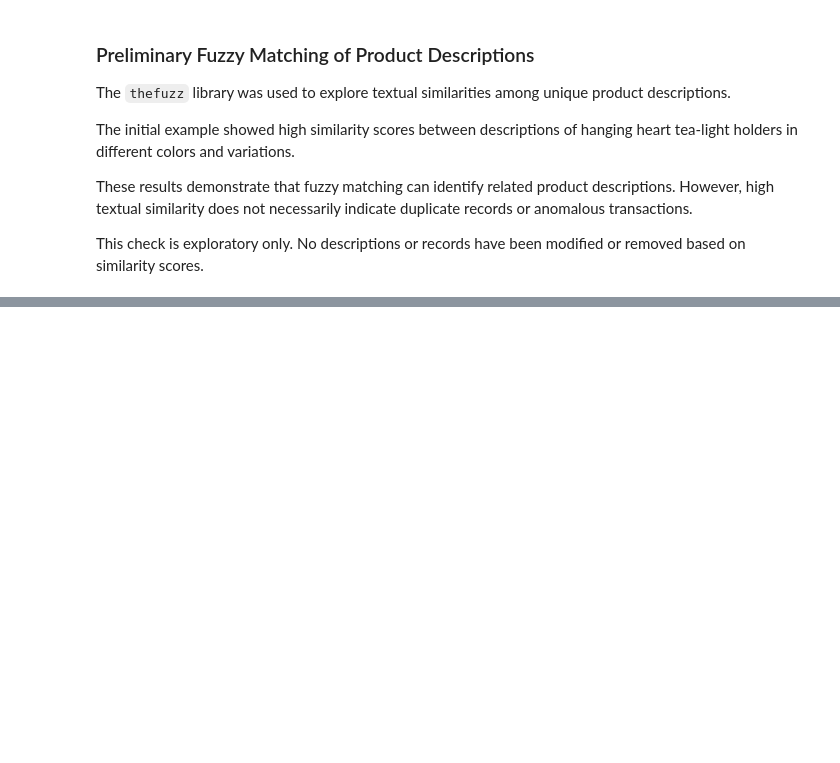
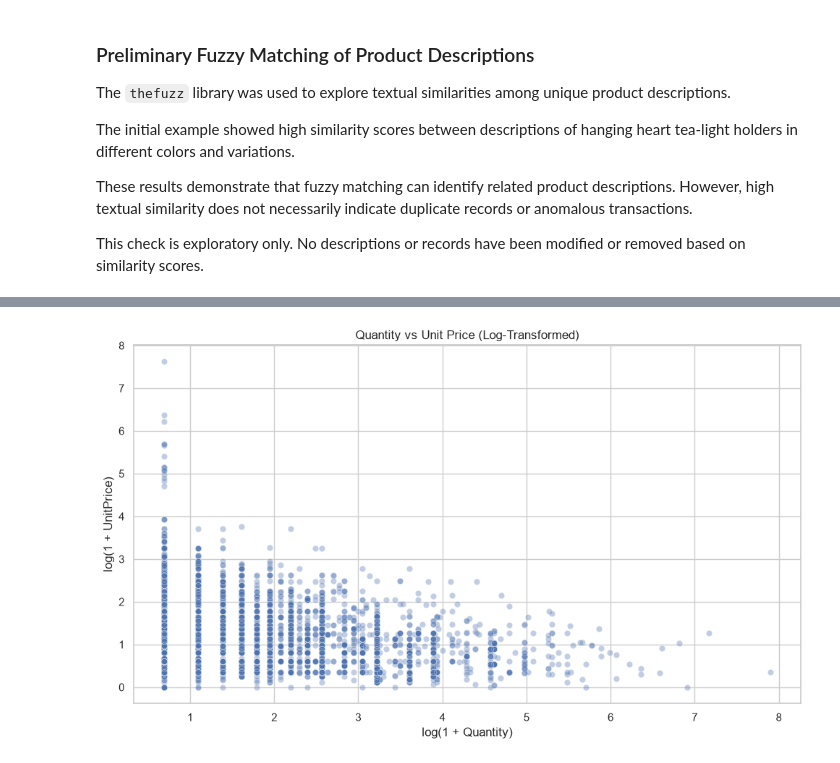
Before and after one commit to Mohamadzf23/unsupervised-anomaly-detection-study, a Jupyter notebook: notebooks/anomaly_detection_study.ipynb, the cells around one changed output, grey strips where cells are left out. Saved outputs shown, nothing was run; the diff lists cells and outputs as text; code cells hidden in the pictures; blank space fills up the shorter version.

```diff
--- a/notebooks/anomaly_detection_study.ipynb
+++ b/notebooks/anomaly_detection_study.ipynb
@@ -539,0 +682,19 @@ This check is exploratory only. No descriptions or records have been modified or
+# %%
+plot_data = df_analysis.sample(10000, random_state=42).copy()
+
+plt.figure(figsize=(10, 6))
+
+sns.scatterplot(
+    data=plot_data,
+    x=np.log1p(plot_data["Quantity"]),
+    y=np.log1p(plot_data["UnitPrice"]),
+    alpha=0.35
+)
+
+plt.xlabel("log(1 + Quantity)")
+plt.ylabel("log(1 + UnitPrice)")
+plt.title("Quantity vs Unit Price (Log-Transformed)")
+plt.tight_layout()
+plt.show()
+# %% [output]
+[figure, added]
```
Also changed, not shown: parts of 16 cells of this notebook.
